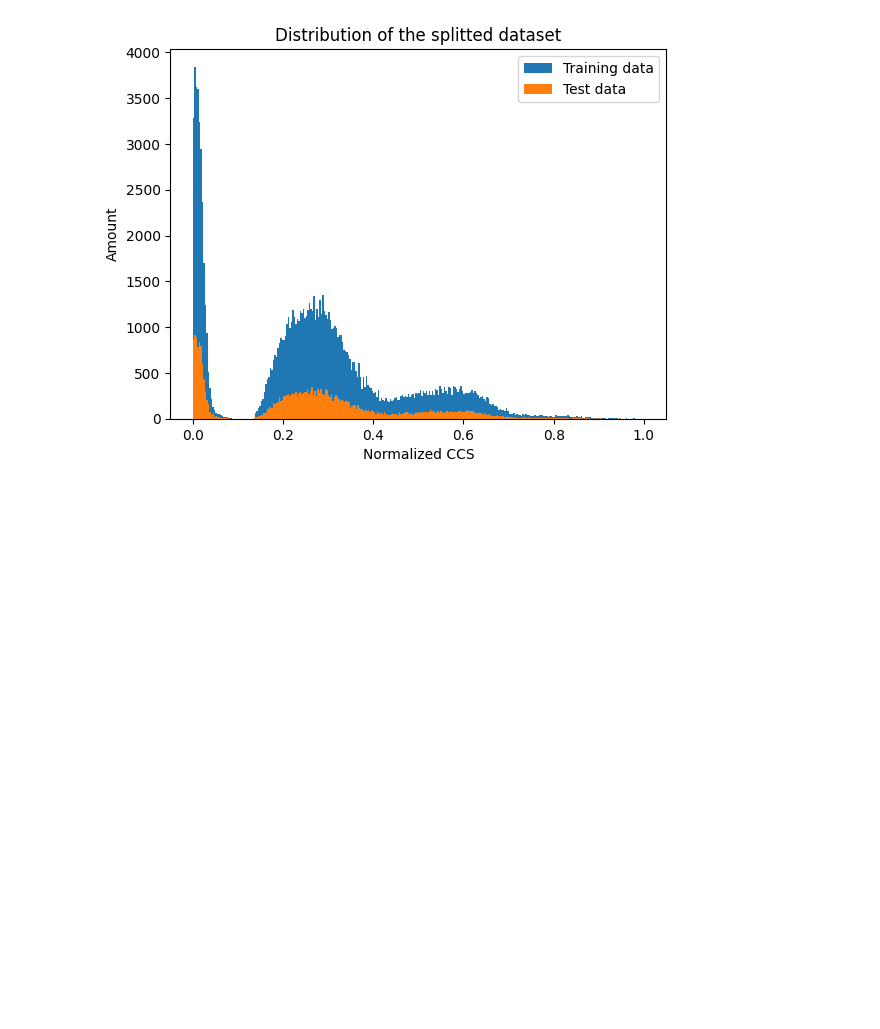
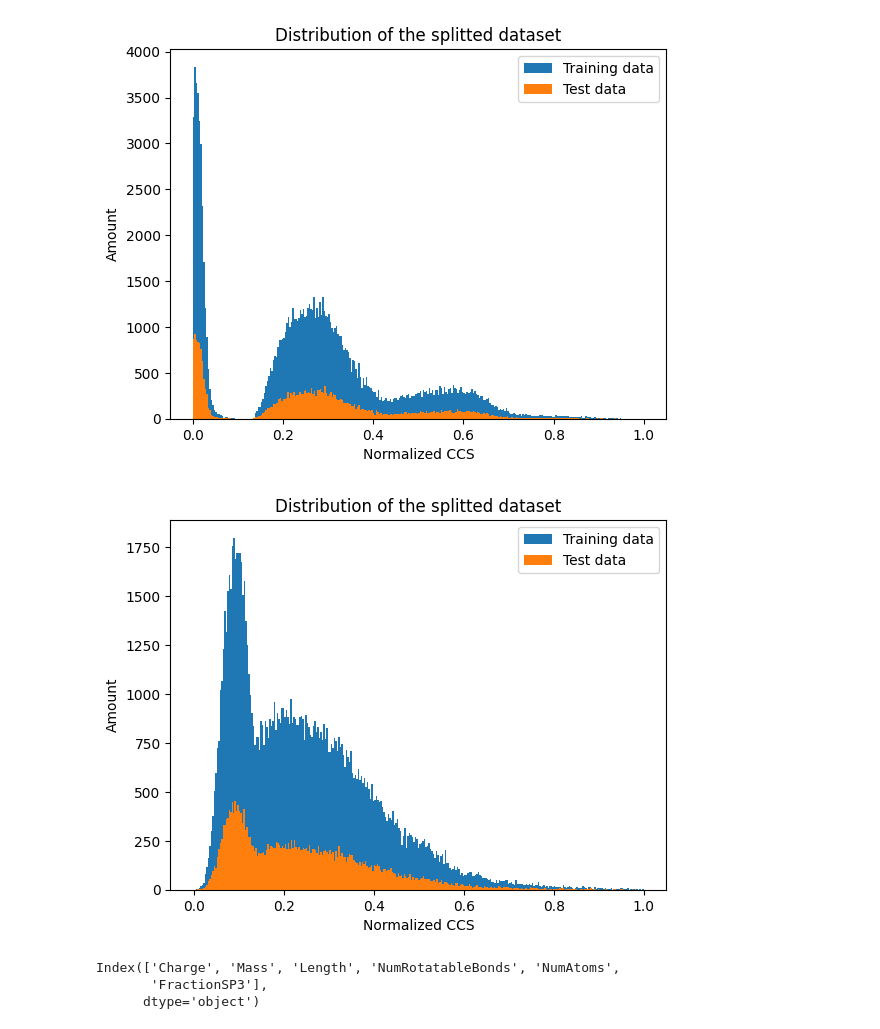
Before and after one commit to PaulSchwarze/PBL_Ion_Mobility, a Jupyter notebook: RandomForest_final.ipynb, the cells around one changed output. Saved outputs shown, nothing was run; the diff lists cells and outputs as text; code cells hidden in the pictures; blank space fills up the shorter version.

```diff
--- a/RandomForest_final.ipynb
+++ b/RandomForest_final.ipynb
@@ -54,0 +65,9 @@ X
+# %%
+# Schritt 4: Sicherstellen, dass keine Sequenz in beiden Splits vorkommt
+# Liste der Sequenzen in test_df
+test_sequences = test_df['Sequence'].unique()
+
+# Entfernen aller Zeilen aus train_df, deren Sequenz auch in test_df vorkommt
+train_df = train_df[~train_df['Sequence'].isin(test_sequences)]
+
+train_df
@@ -55,8 +76,22 @@ X
+# %%
+# preprocessing
+from sklearn.preprocessing import MinMaxScaler
+y_scaler = MinMaxScaler()
+X_scaler = MinMaxScaler()
+
+# scale train
+y_train_unscaled = train_df['CCS'].values.reshape(-1,1) * 1e40
+y_train = y_scaler.fit_transform(y_train_unscaled)
+X_train_unscaled = train_df.drop(columns=['CCS', 'Sequence', 'NumConformers'])
+X_train = pd.DataFrame(X_scaler.fit_transform(X_train_unscaled), columns=X_train_unscaled.columns)
+# %%
+
+# scale test
+y_test_unscaled = test_df['CCS'].values.reshape(-1,1) * 1e40
+y_test = y_scaler.transform(y_test_unscaled)
+X_test_unscaled = test_df.drop(columns=['CCS', 'Sequence', 'NumConformers'])
+X_test = pd.DataFrame(X_scaler.transform(X_test_unscaled), columns=X_test_unscaled.columns)
 # %%
-# splitting
-from sklearn.model_selection import train_test_split
-
-X_train, X_test, y_train, y_test = train_test_split(X,y, test_size = 0.2, random_state=42)
 
 import matplotlib.pyplot as plt
 plt.hist(y_train, label="Training data", bins=300)
@@ -68,3 +103,20 @@ plt.legend()
 plt.show()
 # %% [output]
 [figure]
+# %%
+
+plt.hist(X_train["Mass"], label="Training data", bins=300)
+plt.hist(X_test["Mass"], label= "Test data", bins=300)
+plt.title("Distribution of the splitted dataset")
+plt.ylabel("Amount")
+plt.xlabel("Normalized CCS")
+plt.legend()
+plt.show()
+# %% [output]
+[figure, added]
+# %%
+X_train.columns
+# %% [output]
+Index(['Charge', 'Mass', 'Length', 'NumRotatableBonds', 'NumAtoms',
+       'FractionSP3'],
+      dtype='object')
```
Also changed, not shown: parts of 14 cells of this notebook.
